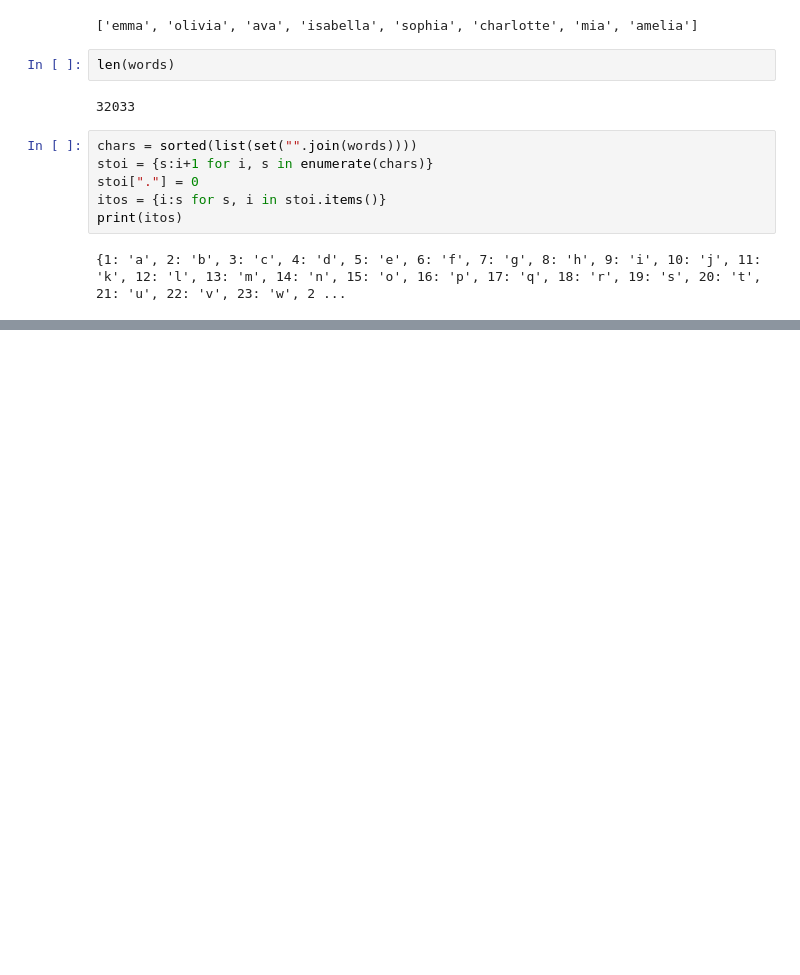
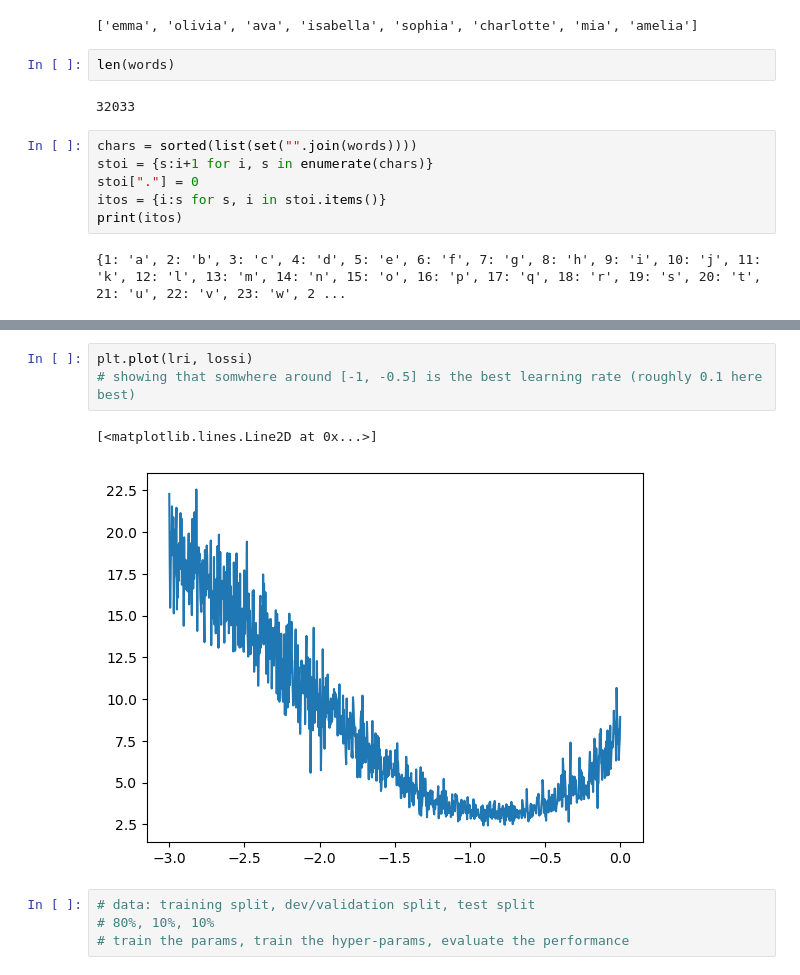
Before and after one commit to lukasnxyz/learn-ml, a Jupyter notebook: karpathy_zero_to_hero/makemore_02.ipynb, the cells around one changed output, grey strips where cells are left out. Saved outputs shown, nothing was run; the diff lists cells and outputs as text; blank space fills up the shorter version.

```diff
--- a/karpathy_zero_to_hero/makemore_02.ipynb
+++ b/karpathy_zero_to_hero/makemore_02.ipynb
@@ -83,0 +129,10 @@ b1 = torch.randn(100)
+# %%
+plt.plot(lri, lossi)
+# showing that somwhere around [-1, -0.5] is the best learning rate (roughly 0.1 here best)
+# %% [output]
+[<matplotlib.lines.Line2D at 0x...>]
+[figure, added]
+# %%
+# data: training split, dev/validation split, test split
+# 80%, 10%, 10%
+# train the params, train the hyper-params, evaluate the performance
```
Also changed, not shown: parts of 18 cells of this notebook.
